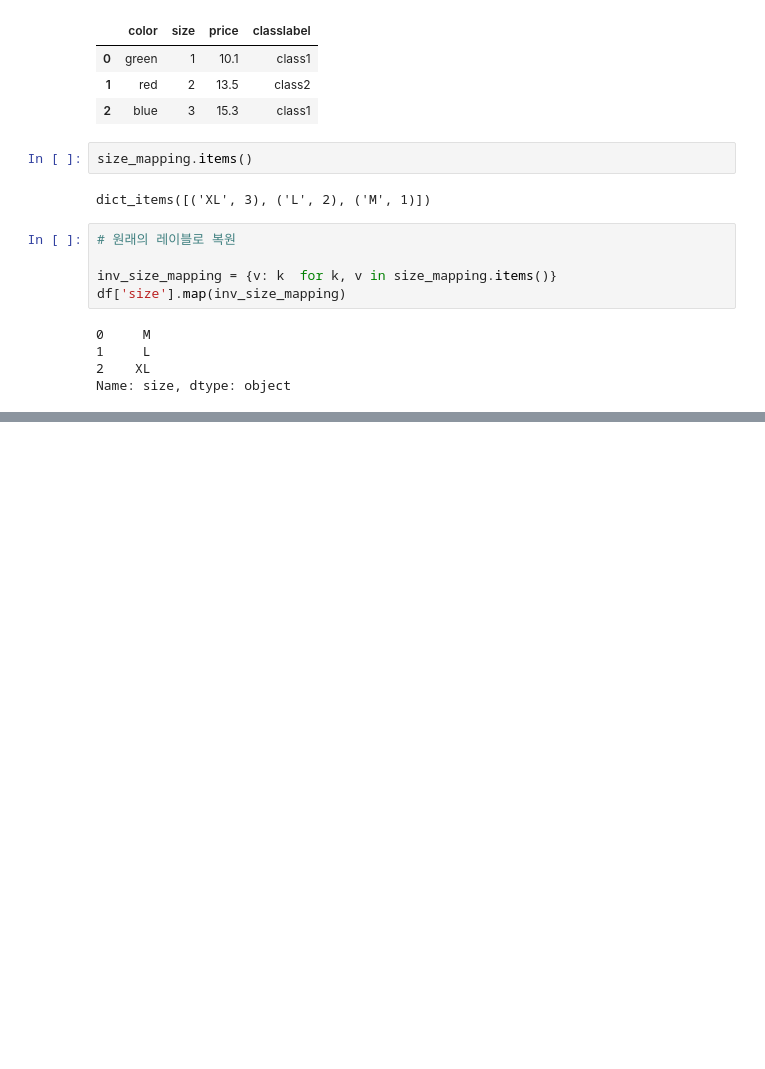
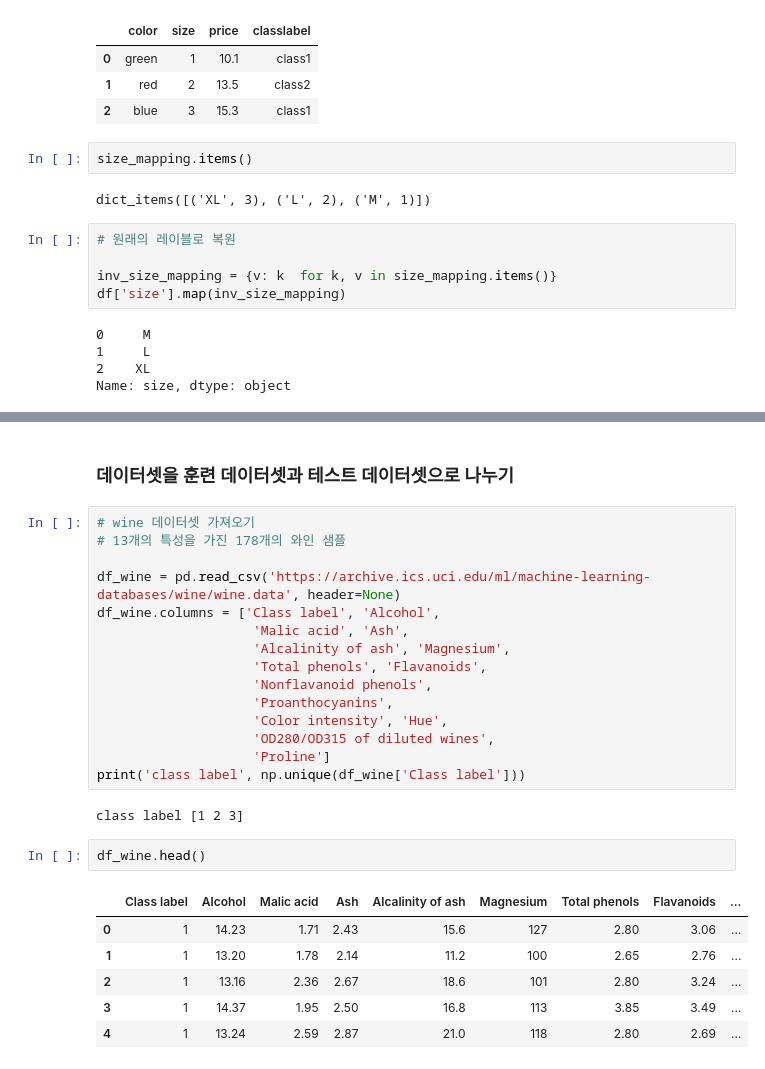
Before and after one commit to LeeDaeWook/ML_study, a Jupyter notebook: ml_study_ch4.ipynb, the cells around one changed output, grey strips where cells are left out. Cells and saved outputs as stored; diff of their text form; blank space fills up the shorter version.

```diff
--- a/ml_study_ch4.ipynb
+++ b/ml_study_ch4.ipynb
@@ -223,0 +401,28 @@ Name: size, dtype: object
+# %% [markdown]
+### 데이터셋을 훈련 데이터셋과 테스트 데이터셋으로 나누기
+# %%
+# wine 데이터셋 가져오기
+# 13개의 특성을 가진 178개의 와인 샘플
+
+df_wine = pd.read_csv('https://archive.ics.uci.edu/ml/machine-learning-databases/wine/wine.data', header=None)
+df_wine.columns = ['Class label', 'Alcohol',
+                    'Malic acid', 'Ash',
+                    'Alcalinity of ash', 'Magnesium',
+                    'Total phenols', 'Flavanoids',
+                    'Nonflavanoid phenols',
+                    'Proanthocyanins',
+                    'Color intensity', 'Hue',
+                    'OD280/OD315 of diluted wines',
+                    'Proline']
+print('class label', np.unique(df_wine['Class label']))
+# %% [output]
+class label [1 2 3]
+# %%
+df_wine.head()
+# %% [output]
+|  | Class label | Alcohol | Malic acid | Ash | Alcalinity of ash | Magnesium | Total phenols | Flavanoids | ... |
+| 0 | 1 | 14.23 | 1.71 | 2.43 | 15.6 | 127 | 2.80 | 3.06 | ... |
+| 1 | 1 | 13.20 | 1.78 | 2.14 | 11.2 | 100 | 2.65 | 2.76 | ... |
+| 2 | 1 | 13.16 | 2.36 | 2.67 | 18.6 | 101 | 2.80 | 3.24 | ... |
+| 3 | 1 | 14.37 | 1.95 | 2.50 | 16.8 | 113 | 3.85 | 3.49 | ... |
+| 4 | 1 | 13.24 | 2.59 | 2.87 | 21.0 | 118 | 2.80 | 2.69 | ... |
```
Also changed, not shown: parts of 24 cells of this notebook.
